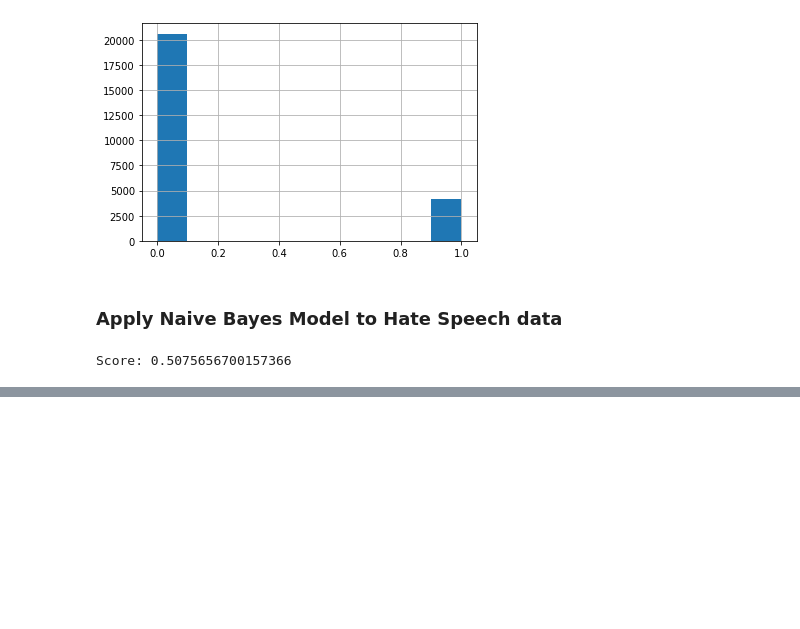
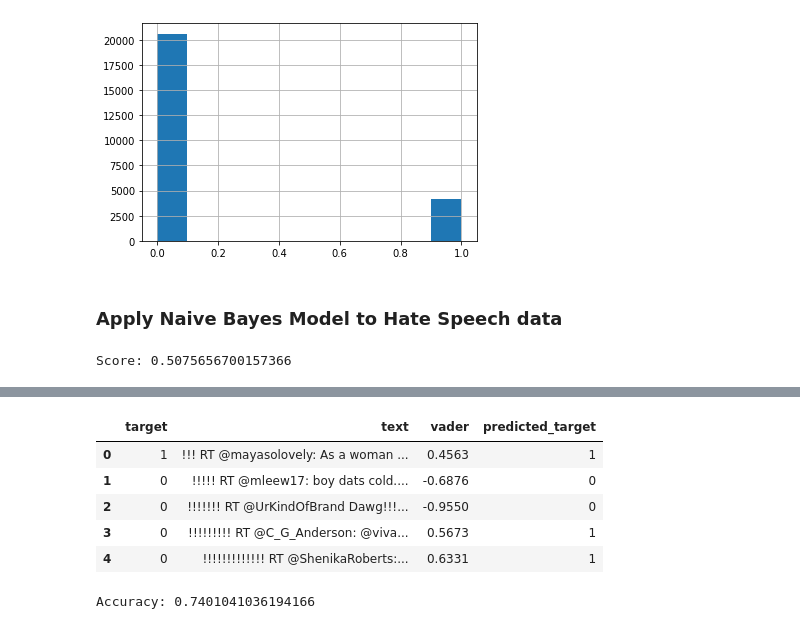
Before and after one commit to milevavantuyl/twitter_sentiment_analysis, a Jupyter notebook: Preprocessing.ipynb, the cells around one changed output, grey strips where cells are left out. Cells and saved outputs as stored; diff of their text form; code cells hidden in the pictures; blank space fills up the shorter version.

```diff
--- a/Preprocessing.ipynb
+++ b/Preprocessing.ipynb
@@ -190,0 +224,16 @@ Score: 0.5075656700157366
+# %%
+#Translate polarity into 0-Negative or 1-Other
+df_vader['predicted_target']=df_vader.apply(lambda x: 0 if x['vader'] <= 0 else 1, axis=1)
+df_vader.head()
+# %% [output]
+|  | target | text | vader | predicted_target |
+| 0 | 1 | !!! RT @mayasolovely: As a woman ... | 0.4563 | 1 |
+| 1 | 0 | !!!!! RT @mleew17: boy dats cold.... | -0.6876 | 0 |
+| 2 | 0 | !!!!!!! RT @UrKindOfBrand Dawg!!!... | -0.9550 | 0 |
+| 3 | 0 | !!!!!!!!! RT @C_G_Anderson: @viva... | 0.5673 | 1 |
+| 4 | 0 | !!!!!!!!!!!!! RT @ShenikaRoberts:... | 0.6331 | 1 |
+# %%
+# Evaluate results
+print(f'Accuracy: {accuracy_score(df_vader.dropna()["target"].values, df_vader.dropna()["predicted_target"].values)}')
+# %% [output]
+Accuracy: 0.7401041036194166
```
Also changed, not shown: parts of 11 cells of this notebook.
